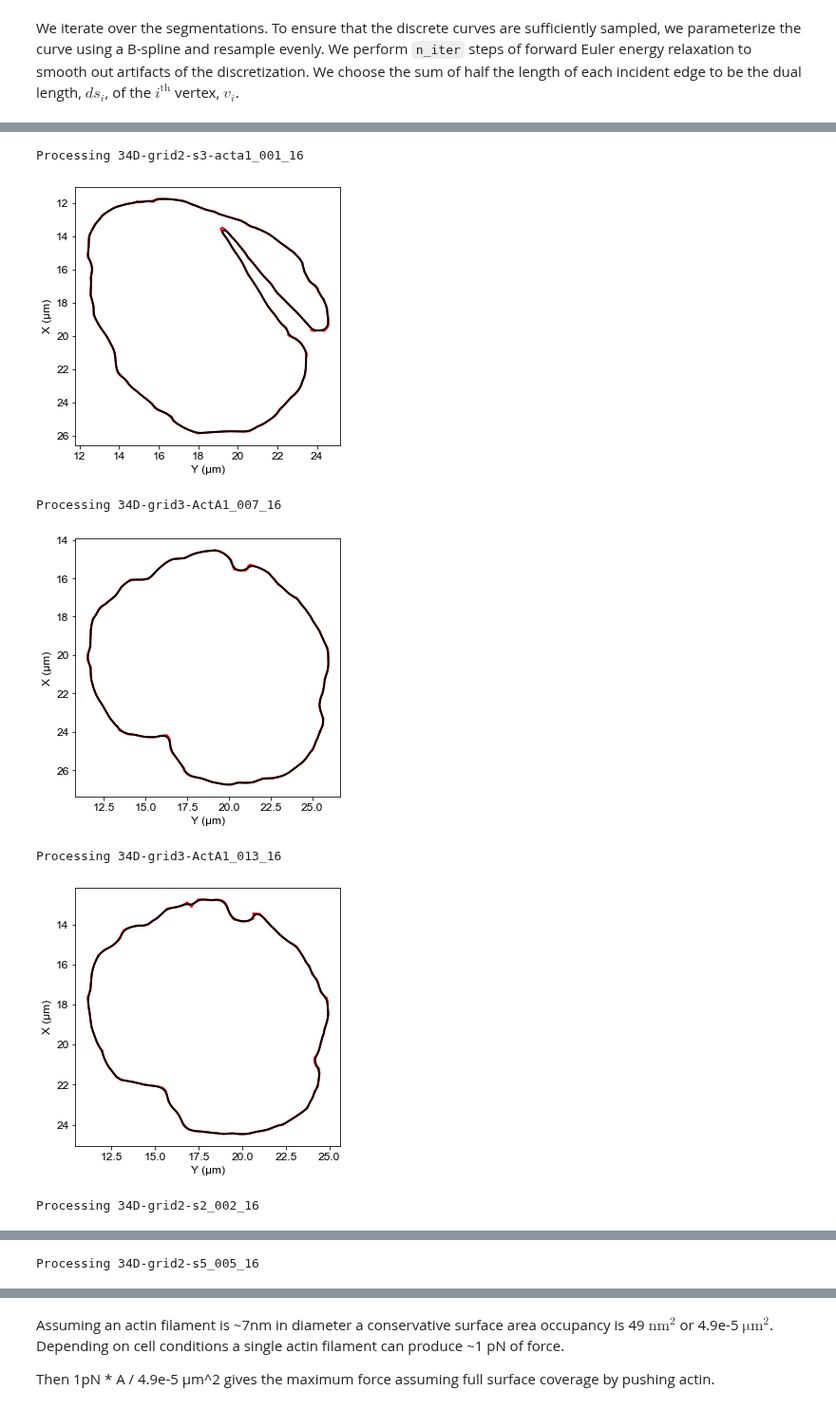
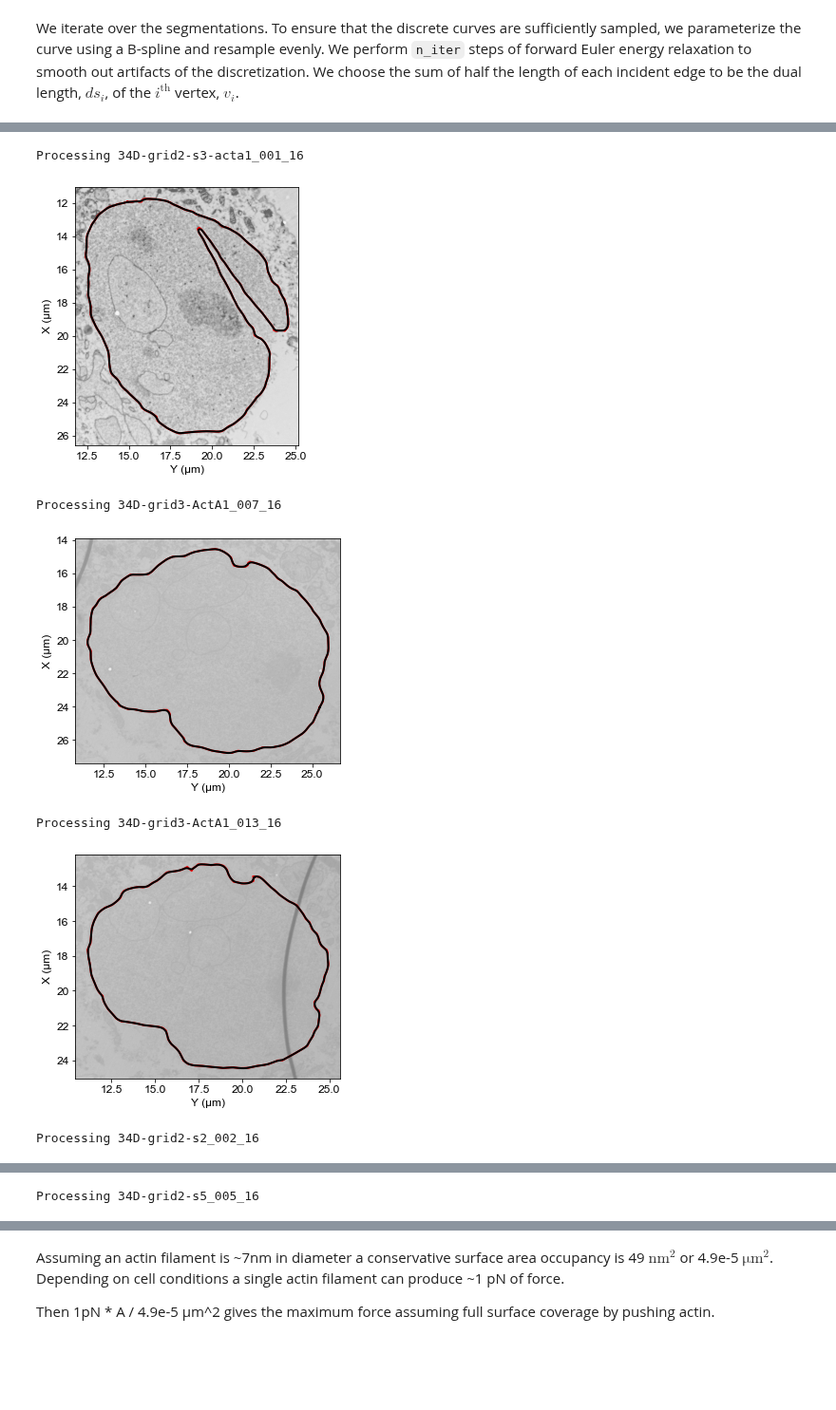
Before and after one commit to RangamaniLabUCSD/ActuAtorForceEstimation, a Jupyter notebook: actuator_example/analysis.ipynb, the cells around one changed output, grey strips where cells are left out. Shown at 95% size. Drawn from its saved outputs; the diff is of its cells as text; code cells hidden in the pictures; blank space fills up the shorter version.

```diff
--- a/actuator_example/analysis.ipynb
+++ b/actuator_example/analysis.ipynb
@@ -93,24 +97,25 @@ f_force = partial(get_force_2d_closed, **parameters)
 # f_value_and_grad = jax.jit(jax.value_and_grad(partial(_get_energy_2d_closed, **parameters)))
 # %%
 ## Benchmarking playground
-# coords = np.loadtxt(files[0])
-# coords = np.vstack((coords, coords[0]))
+coords = np.loadtxt(files[0])
+coords = np.vstack((coords, coords[0]))
 
-# print(np.allclose(jax.grad(f_energy)(coords), f_force(coords)))
+# print(f_energy(coords))
+# print(sum(f_force(coords)))
 
-# %timeit f_energy(coords).block_until_ready()
-# %timeit f_energy_compiled(coords).block_until_ready()
-# %timeit get_energy_2d_closed_notrace(coords)
+# # %timeit f_energy(coords).block_until_ready()
+# # %timeit f_energy_compiled(coords).block_until_ready()
+# # %timeit get_energy_2d_closed_notrace(coords)
 
-# %timeit f_force(coords).block_until_ready()
-# %timeit f_force_compiled(coords).block_until_ready()
+# # %timeit f_force(coords).block_until_ready()
+# # %timeit f_force_compiled(coords).block_until_ready()
 # %% [markdown]
 We iterate over the segmentations. To ensure that the discrete curves are sufficiently sampled, we parameterize the curve using a B-spline and resample evenly. We perform `n_iter` steps of forward Euler energy relaxation to smooth out artifacts of the discretization. We choose the sum of half the length of each incident edge to be the dual length, $ds_i$, of the $i^{\text{th}}$ vertex, $v_i$.
 # %%
 # n_vertices = 800  # Number of vertices in resampling
 target_edge_length = 0.05  # target edge length in um for resampling
 
-total_time = 0.01
+total_time = 0.005
 dt = 5e-6  # Timestep
 n_iter = math.floor(total_time / dt)  # Number of relaxation steps
 energy_log = np.zeros(n_iter)
@@ -146,9 +151,11 @@ for file in files:
     if n_iter > 0:
         for i in tqdm(range(0, n_iter), desc="Energy relaxation"):
             # energy, force = f_value_and_grad(relaxed_coords)
+            energy_log[i] = sum(f_energy(relaxed_coords))
 
-            energy_log[i] = f_energy(relaxed_coords)
-            relaxed_coords = np.array(relaxed_coords - f_force(relaxed_coords) * dt)
+            relaxed_coords = np.array(
+                relaxed_coords - sum(f_force(relaxed_coords)) * dt
+            )
             relaxed_coords[-1] = relaxed_coords[0]
             # if (
             #     np.abs(energy_log[i] - energy_log[i - 1]) / energy_log[i - 1] < 1e-7
@@ -164,8 +171,8 @@ for file in files:
         )
     data[k]["relaxed_coords"] = relaxed_coords
 
-    be, se = get_energy_2d_closed_notrace(relaxed_coords, **parameters)
-    print(f"  Bending Energy: {be:0.2f}; Stretching Energy: {se:0.2f}")
+    # be, se = get_energy_2d_closed_notrace(relaxed_coords, **parameters)
+    # print(f"  Bending Energy: {be:0.2f}; Stretching Energy: {se:0.2f}")
 
     # Compute dual length
     dc = np.roll(relaxed_coords[:-1], -1, axis=0) - relaxed_coords[:-1]
@@ -174,7 +181,7 @@ for file in files:
     dualLengths = np.vstack((dualLengths, dualLengths[0]))
     data[k]["dualLengths"] = dualLengths
 
-    data[k]["relaxed_forces"] = -f_force(relaxed_coords) / dualLengths
+    data[k]["relaxed_forces"] = -sum(f_force(relaxed_coords)) / dualLengths
 # %% [output]
 Processing: 34D-grid2-s3-acta1_001_16
   Resampling to 1151 vertices
@@ -261,7 +256,7 @@ for file in files:
             angles="xy",
             units="xy",
             label="force",
-            scale=4e2,
+            scale=4e1,
             scale_units="xy",
             width=0.1,
             zorder=10,
@@ -302,7 +297,7 @@ for file in files:
         # Quiver key draws length of arrow
         # qk = ax.quiverkey(Q, 0.45, 0.8, 500, r'$500 \frac{pN}{\mu m^2}$', labelpos='E', coordinates='figure')
 
-        plt.savefig(f"Figures/{file.stem}_force.pdf")
+        plt.savefig(f"figures/{file.stem}_force.pdf")
         plt.show()
 # %% [output]
 Processing 34D-grid2-s3-acta1_001_16
@@ -342,41 +337,41 @@ for file in files:
 
         fig, ax = plt.subplots(1, 1, figsize=(5, 5))
 
         ax.plot(original_coords[:, 0], original_coords[:, 1], color="r")
         ax.plot(relaxed_coords[:, 0], relaxed_coords[:, 1], color="k", zorder=10)
         ax.set_ylabel(r"X (μm)")
         ax.set_xlabel(r"Y (μm)")
 
         x_lim = np.array(ax.get_xlim())
         y_lim = np.array(ax.get_ylim())
 
         x_lim_pix = (x_lim / pixel_scale).round()
         y_lim_pix = (y_lim / pixel_scale).round()
 
         ax.set_ylim(ax.get_ylim()[::-1])
 
-        # im = im.crop((x_lim_pix[0], y_lim_pix[0], x_lim_pix[1], y_lim_pix[1]))
+        im = im.crop((x_lim_pix[0], y_lim_pix[0], x_lim_pix[1], y_lim_pix[1]))
 
-        # plt.imshow(
-        #     im, alpha=0.6, extent=(x_lim[0], x_lim[1], y_lim[1], y_lim[0]), zorder=0, cmap = plt.cm.Greys_r
-        # )
+        plt.imshow(
+            im, alpha=0.6, extent=(x_lim[0], x_lim[1], y_lim[1], y_lim[0]), zorder=0, cmap = plt.cm.Greys_r
+        )
 
         # Shrink current axis
         # box = ax.get_position()
         # ax.set_position([box.x0, box.y0, box.width * 0.8, box.height])
 
         # ax.legend(loc="center left", bbox_to_anchor=(1, 0.5))
         # cbar = fig.colorbar(mpl.cm.ScalarMappable(norm=norm, cmap=cm), ax=ax)
         # cbar.ax.get_yaxis().labelpad = 20
         # cbar.ax.set_ylabel("Force Density ($\mathregular{pN/\mu m^2}$)", rotation=270)
 
-        plt.savefig(f"Figures/{file.stem}_force.pdf")
+        plt.savefig(f"figures/{file.stem}_force.pdf")
         plt.show()
 # %% [output]
 Processing 34D-grid2-s3-acta1_001_16
-[figure, old version]
+[figure, new version]
 Processing 34D-grid3-ActA1_007_16
-[figure, old version]
+[figure, new version]
 Processing 34D-grid3-ActA1_013_16
-[figure, old version]
+[figure, new version]
 Processing 34D-grid2-s2_002_16
```
Also changed, not shown: parts of 6 cells of this notebook, 26 other files.
